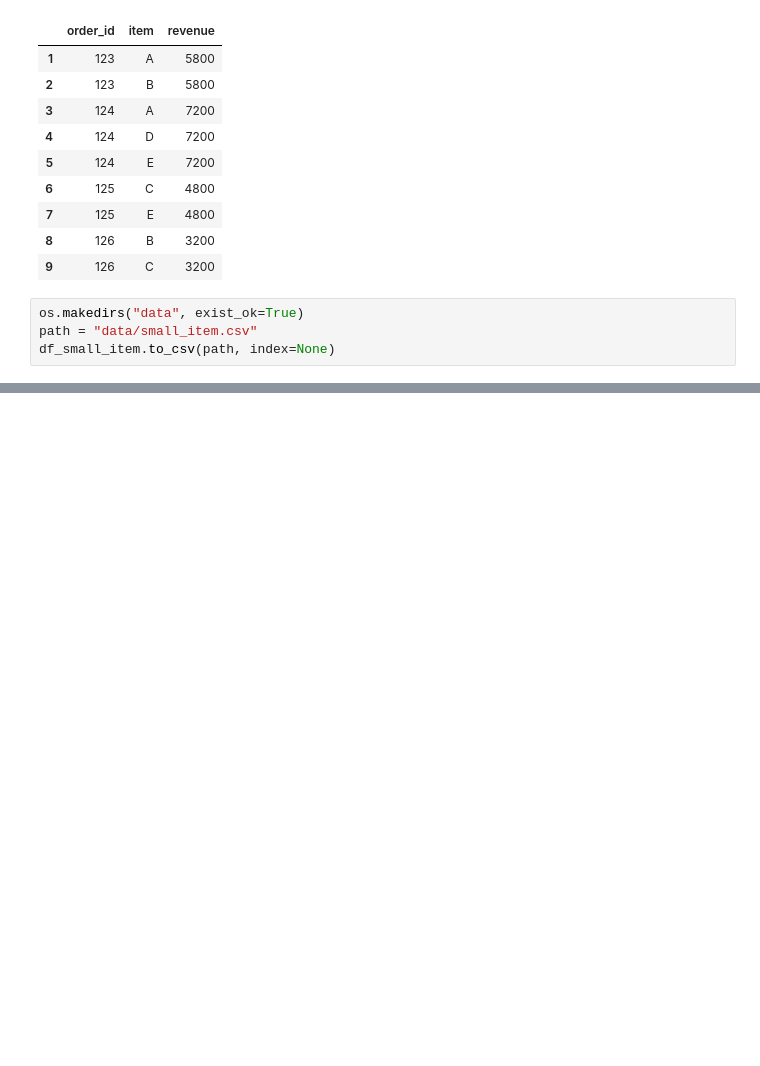
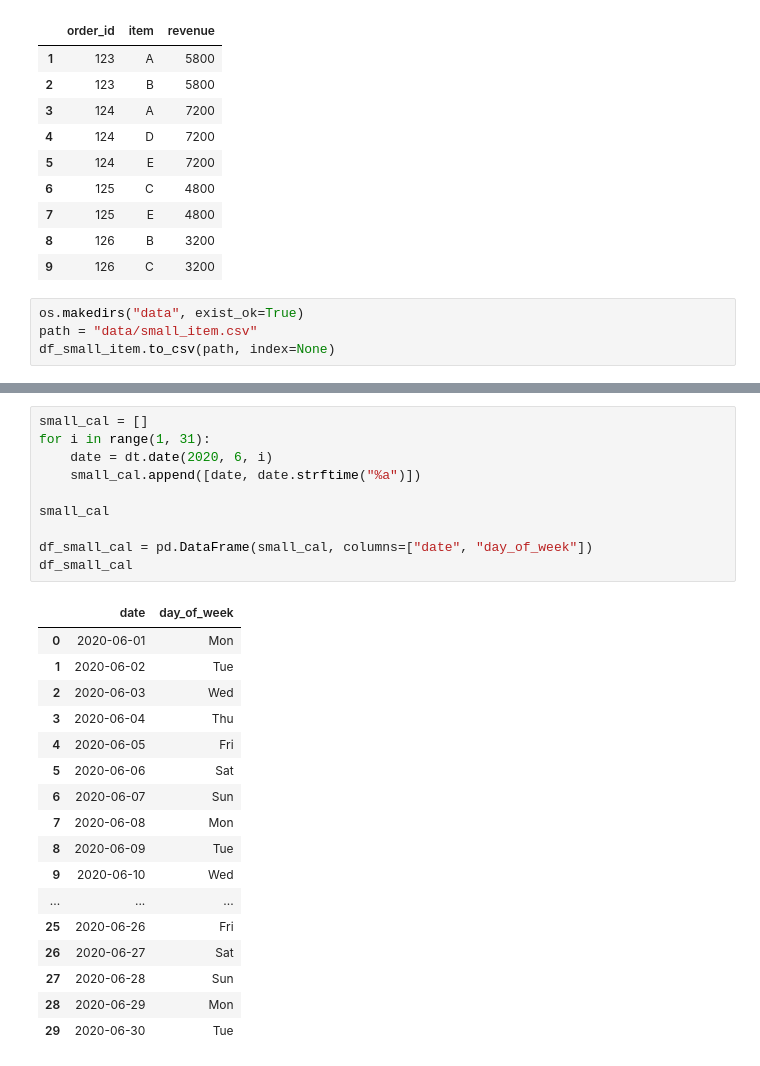
Before and after one commit to 1024xx4/practice_big_query, a Jupyter notebook: kobo.ipynb, the cells around one changed output, grey strips where cells are left out. Drawn from its saved outputs; the diff is of its cells as text; blank space fills up the shorter version.

Commit message:
Collect: Generate workdate & cal tables#7

```diff
--- a/kobo.ipynb
+++ b/kobo.ipynb
@@ -617,0 +638,28 @@ df_small_item.to_csv(path, index=None)
+# %%
+small_cal = []
+for i in range(1, 31):
+    date = dt.date(2020, 6, i)
+    small_cal.append([date, date.strftime("%a")])
+
+small_cal
+
+df_small_cal = pd.DataFrame(small_cal, columns=["date", "day_of_week"])
+df_small_cal
+# %% [output]
+|  | date | day_of_week |
+| 0 | 2020-06-01 | Mon |
+| 1 | 2020-06-02 | Tue |
+| 2 | 2020-06-03 | Wed |
+| 3 | 2020-06-04 | Thu |
+| 4 | 2020-06-05 | Fri |
+| 5 | 2020-06-06 | Sat |
+| 6 | 2020-06-07 | Sun |
+| 7 | 2020-06-08 | Mon |
+| 8 | 2020-06-09 | Tue |
+| 9 | 2020-06-10 | Wed |
+| ... | ... | ... |
+| 25 | 2020-06-26 | Fri |
+| 26 | 2020-06-27 | Sat |
+| 27 | 2020-06-28 | Sun |
+| 28 | 2020-06-29 | Mon |
+| 29 | 2020-06-30 | Tue |
```
Also changed, not shown: parts of 3 cells of this notebook, 2 other files.
